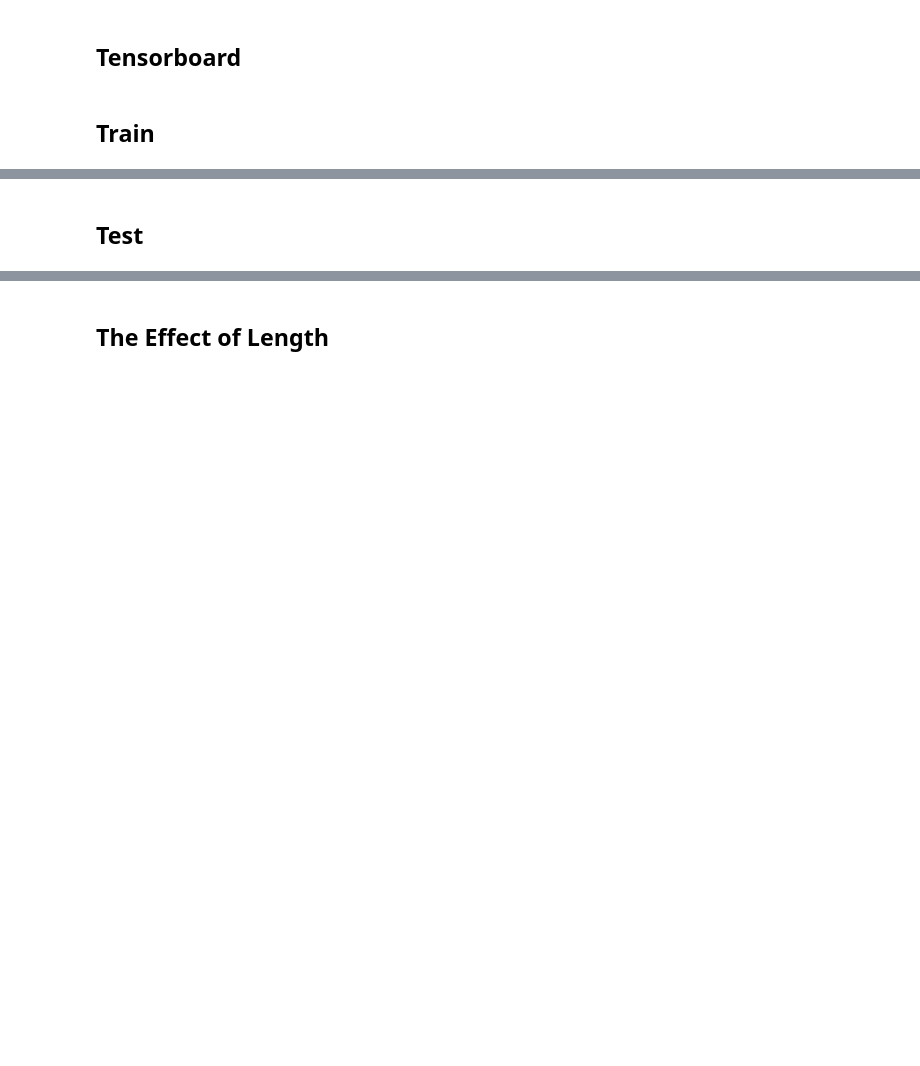
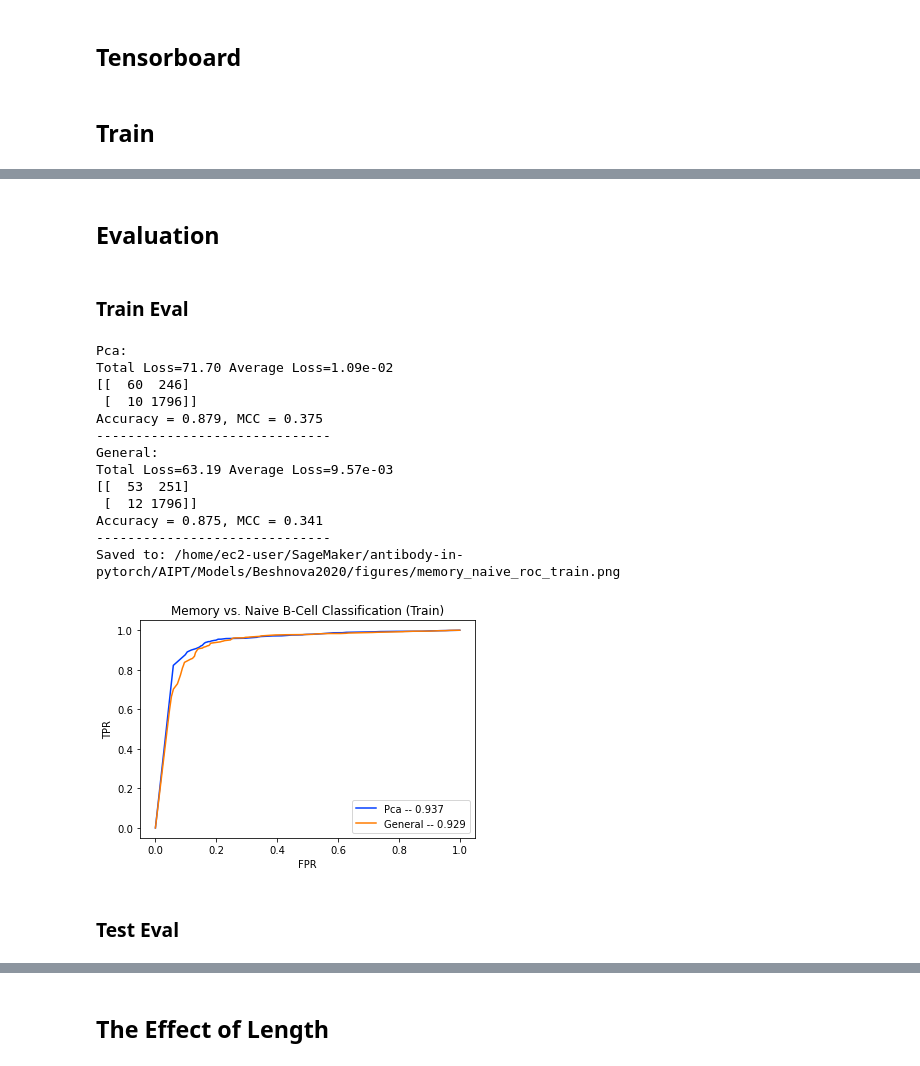
Before and after one commit to gv20-therapeutics/antibody-in-pytorch, a Jupyter notebook: AIPT/Models/Beshnova2020/Replicate_Beshnova2020.ipynb, the cells around one changed output, grey strips where cells are left out. Saved outputs shown, nothing was run; the diff lists cells and outputs as text; code cells hidden in the pictures; blank space fills up the shorter version.

Commit message:
refactored Replicate_Beshnova2020, data

```diff
--- a/AIPT/Models/Beshnova2020/Replicate_Beshnova2020.ipynb
+++ b/AIPT/Models/Beshnova2020/Replicate_Beshnova2020.ipynb
@@ -368,26 +228,42 @@ general_model.load_best()
-# %%
-figure_dir = os.path.join(model_dir_abs, 'figures')
-figure_path = os.path.join(figure_dir, 'memory_naive_roc_train.png')
-
-pca_output, pca_labels, pca_loss = pca_model.predict(train_loader)
-print('PCA')
-print('total loss: ', pca_loss.item())
-print('average loss: ', pca_loss.item()/len(train_loader))
-pca_model.evaluate(pca_output, pca_labels)
-
-print()
-
-general_output, general_labels, general_loss = general_model.predict(train_loader)
-print('General')
-print('total loss: ', general_loss.item())
-print('average loss: ', general_loss.item()/len(train_loader))
-general_model.evaluate(general_output, general_labels)
-plot_roc_curves(
-    [pca_output[:, 1], general_output[:, 1]],
-    [pca_labels, general_labels],
-    ["PCA Embedding", "General Embedding"],
-    title="Memory vs. Naive B-cell Classification (Train)",
-    save_path=figure_path
-)
+# %% [markdown]
+## Evaluation
+# %%
+def model_evaluation(data_loader, data_name, figure_dir, figure_basename, title_basename):
+    figure_path = os.path.join(figure_dir, f'{figure_basename}_{data_name}.png')
+    roc_from_models(
+        {
+            pca_model.name.upper(): pca_model,
+            general_model.name.capitalize(): general_model,
+        },
+        {
+            pca_model.name.upper(): data_loader,
+            general_model.name.capitalize(): data_loader,
+        },
+        title=f"{title_basename} ({data_name.capitalize()})",
+        save_path=figure_path
+    )
+
+figure_dir = os.path.join(model_dir_abs, 'figures')
+figure_basename = 'memory_naive_roc'
+title_basename = 'Memory vs. Naive B-Cell Classification'
+# %% [markdown]
+### Train Eval
+# %%
+model_evaluation(train_loader, 'train', figure_dir, figure_basename, title_basename)
+# %% [output]
+Pca:
+Total Loss=71.70 Average Loss=1.09e-02
+[[  60  246]
+ [  10 1796]]
+Accuracy = 0.879, MCC = 0.375
+------------------------------
+General:
+Total Loss=63.19 Average Loss=9.57e-03
+[[  53  251]
+ [  12 1796]]
+Accuracy = 0.875, MCC = 0.341
+------------------------------
+Saved to: /home/ec2-user/SageMaker/antibody-in-pytorch/AIPT/Models/Beshnova2020/figures/memory_naive_roc_train.png
+[figure, added]
 # %% [markdown]
-## Test
+### Test Eval
```
Also changed, not shown: parts of 31 cells of this notebook, 9 other files.
